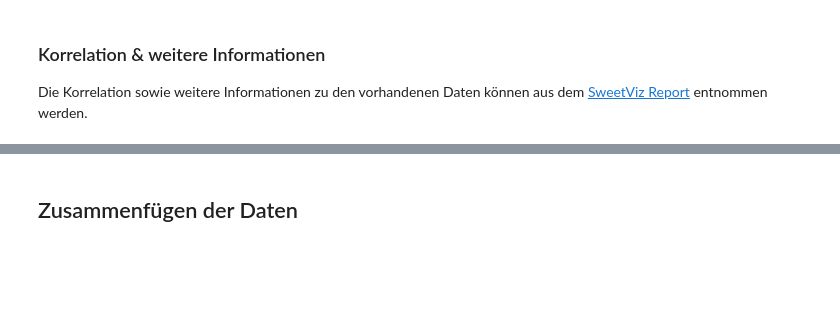
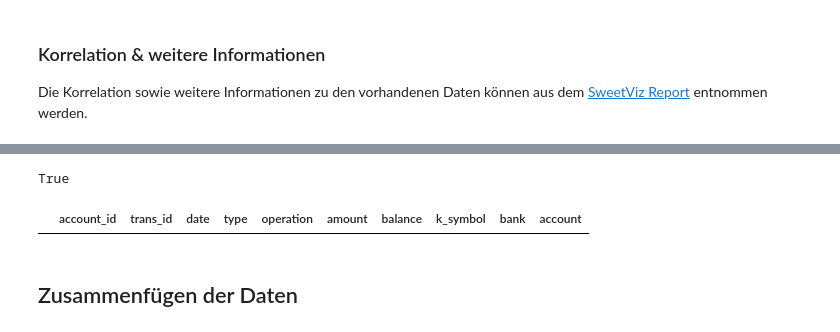
Before and after one commit to etiiiR/fhnw_aml, a Jupyter notebook: AML_MC.ipynb, the cells around one changed output, grey strips where cells are left out. Drawn from its saved outputs; the diff is of its cells as text; code cells hidden in the pictures; blank space fills up the shorter version.

```diff
--- a/AML_MC.ipynb
+++ b/AML_MC.ipynb
@@ -908,0 +1182,16 @@ print(f"Number of junior cards removed: {num_junior_cards}")
+# %%
+# sort dataframe trans by account_id and date
+first_row_per_account = trans.groupby('account_id')
+
+# select rows where amount == balance
+first_row_per_account = first_row_per_account.apply(lambda x: x[x['amount'] == x['balance']].iloc[0],
+                                                    include_groups=False).reset_index()
+# %%
+# show that there's one row per unique account_id in trans
+first_row_per_account['account_id'].nunique() == trans['account_id'].nunique()
+# %% [output]
+True
+# %%
+first_row_per_account.query("amount != balance")
+# %% [output]
+|  | account_id | trans_id | date | type | operation | amount | balance | k_symbol | bank | account |
```
Also changed, not shown: parts of 98 cells of this notebook, 3 other files.
